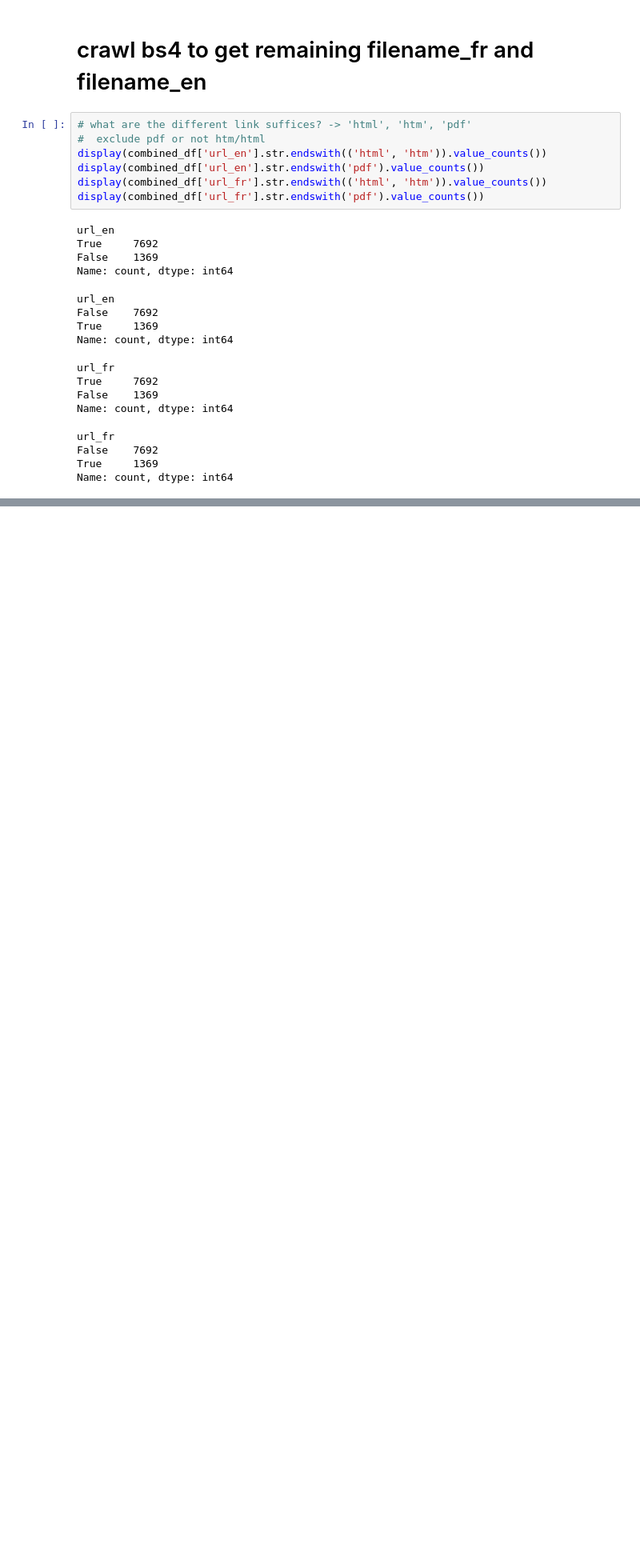
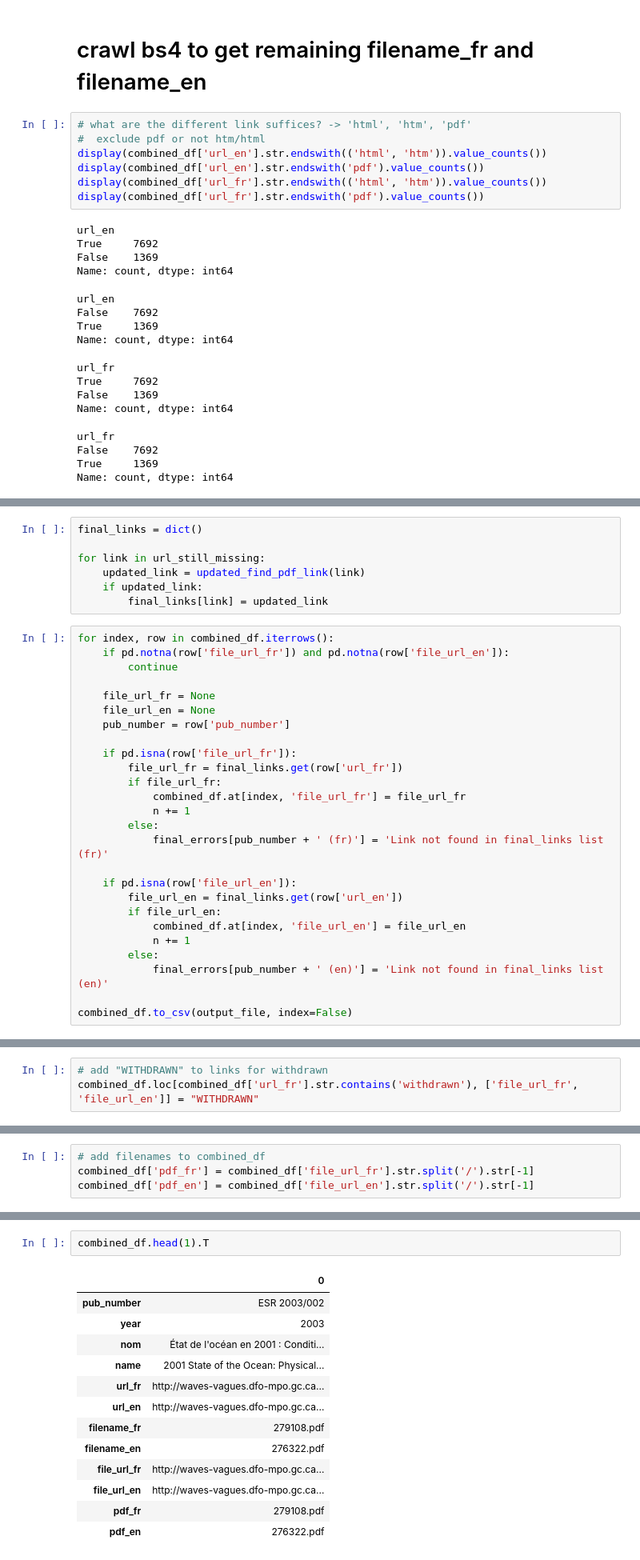
Before and after one commit to KevinCarr42/AI-Translation, a Jupyter notebook: fr_eng_correlation_bs4.ipynb, the cells around one changed output, grey strips where cells are left out. Shown at 80% size. Saved outputs shown, nothing was run; the diff lists cells and outputs as text; blank space fills up the shorter version.

Commit message:
finalised fr eng correlation table using bs4

```diff
--- a/fr_eng_correlation_bs4.ipynb
+++ b/fr_eng_correlation_bs4.ipynb
@@ -230,0 +426,33 @@ if save_batch:
+# %%
+final_links = dict()
+
+for link in url_still_missing:
+    updated_link = updated_find_pdf_link(link)
+    if updated_link:
+        final_links[link] = updated_link
+# %%
+for index, row in combined_df.iterrows():
+    if pd.notna(row['file_url_fr']) and pd.notna(row['file_url_en']):
+        continue
+
+    file_url_fr = None
+    file_url_en = None
+    pub_number = row['pub_number']
+
+    if pd.isna(row['file_url_fr']):
+        file_url_fr = final_links.get(row['url_fr'])
+        if file_url_fr:
+            combined_df.at[index, 'file_url_fr'] = file_url_fr
+            n += 1
+        else:
+            final_errors[pub_number + ' (fr)'] = 'Link not found in final_links list (fr)'
+
+    if pd.isna(row['file_url_en']):
+        file_url_en = final_links.get(row['url_en'])
+        if file_url_en:
+            combined_df.at[index, 'file_url_en'] = file_url_en
+            n += 1
+        else:
+            final_errors[pub_number + ' (en)'] = 'Link not found in final_links list (en)'
+
+combined_df.to_csv(output_file, index=False)
@@ -230,0 +464,3 @@ if save_batch:
+# %%
+# add "WITHDRAWN" to links for withdrawn
+combined_df.loc[combined_df['url_fr'].str.contains('withdrawn'), ['file_url_fr', 'file_url_en']] = "WITHDRAWN"
@@ -230,0 +472,4 @@ if save_batch:
+# %%
+# add filenames to combined_df
+combined_df['pdf_fr'] = combined_df['file_url_fr'].str.split('/').str[-1]
+combined_df['pdf_en'] = combined_df['file_url_en'].str.split('/').str[-1]
@@ -230,0 +490,16 @@ if save_batch:
+# %%
+combined_df.head(1).T
+# %% [output]
+|  | 0 |
+| pub_number | ESR 2003/002 |
+| year | 2003 |
+| nom | État de l'océan en 2001 : Conditi... |
+| name | 2001 State of the Ocean: Physical... |
+| url_fr | http://waves-vagues.dfo-mpo.gc.ca... |
+| url_en | http://waves-vagues.dfo-mpo.gc.ca... |
+| filename_fr | 279108.pdf |
+| filename_en | 276322.pdf |
+| file_url_fr | http://waves-vagues.dfo-mpo.gc.ca... |
+| file_url_en | http://waves-vagues.dfo-mpo.gc.ca... |
+| pdf_fr | 279108.pdf |
+| pdf_en | 276322.pdf |
```
Also changed, not shown: parts of 36 cells of this notebook, 2 other files.
